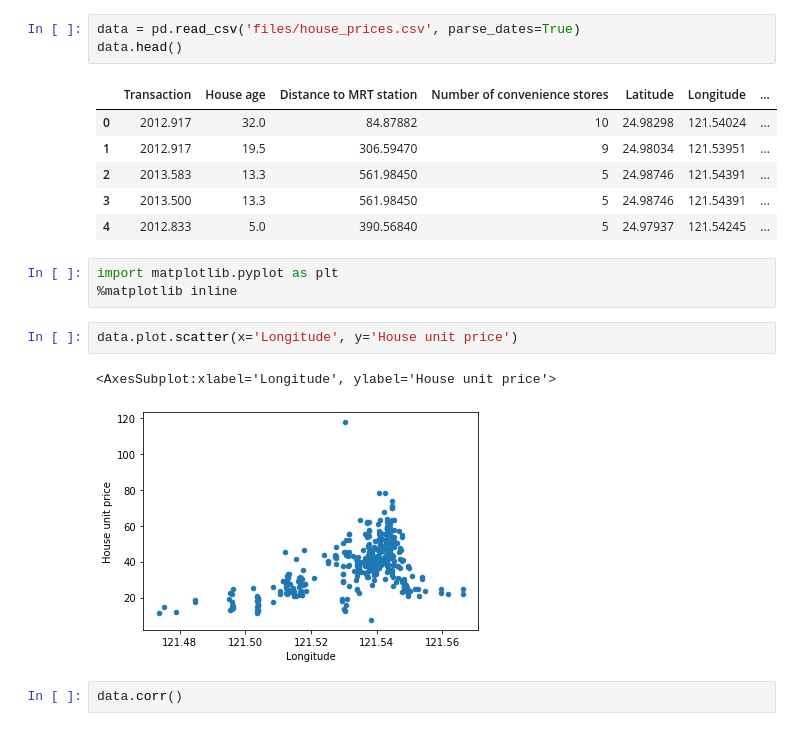
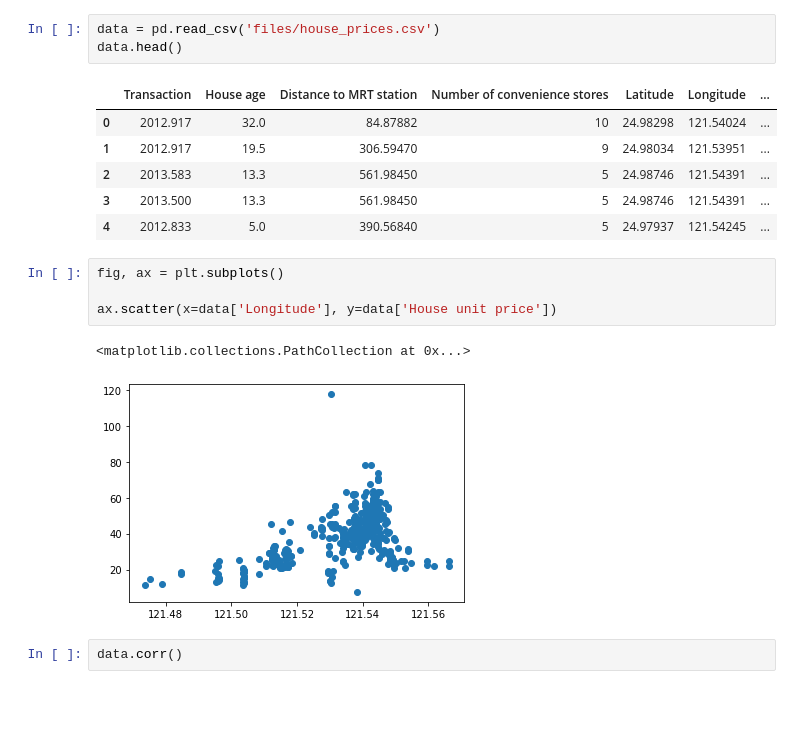
Before and after one commit to dineshmahapatra/MachineLearningWithPython, a Jupyter notebook: 03 - Lesson - Linear Regression.ipynb, the cells around one changed output. Drawn from its saved outputs; the diff is of its cells as text; blank space fills up the shorter version.

```diff
--- a/03 - Lesson - Linear Regression.ipynb
+++ b/03 - Lesson - Linear Regression.ipynb
@@ -51,5 +55,5 @@ pd.set_option("display.max_columns", None)
 # %%
-data = pd.read_csv('files/house_prices.csv', parse_dates=True)
+data = pd.read_csv('files/house_prices.csv')
 data.head()
 # %% [output]
 |  | Transaction | House age | Distance to MRT station | Number of convenience stores | Latitude | Longitude | ... |
@@ -58,14 +62,13 @@ data.head()
 | 2 | 2013.583 | 13.3 | 561.98450 | 5 | 24.98746 | 121.54391 | ... |
 | 3 | 2013.500 | 13.3 | 561.98450 | 5 | 24.98746 | 121.54391 | ... |
 | 4 | 2012.833 | 5.0 | 390.56840 | 5 | 24.97937 | 121.54245 | ... |
-# %%
-import matplotlib.pyplot as plt
-%matplotlib inline
 # %%
-data.plot.scatter(x='Longitude', y='House unit price')
+fig, ax = plt.subplots()
+
+ax.scatter(x=data['Longitude'], y=data['House unit price'])
 # %% [output]
-<AxesSubplot:xlabel='Longitude', ylabel='House unit price'>
+<matplotlib.collections.PathCollection at 0x...>
-[figure, old version]
+[figure, new version]
 # %%
 data.corr()
 # %% [output]
```
Also changed, not shown: parts of 13 cells of this notebook, 7 other files.
